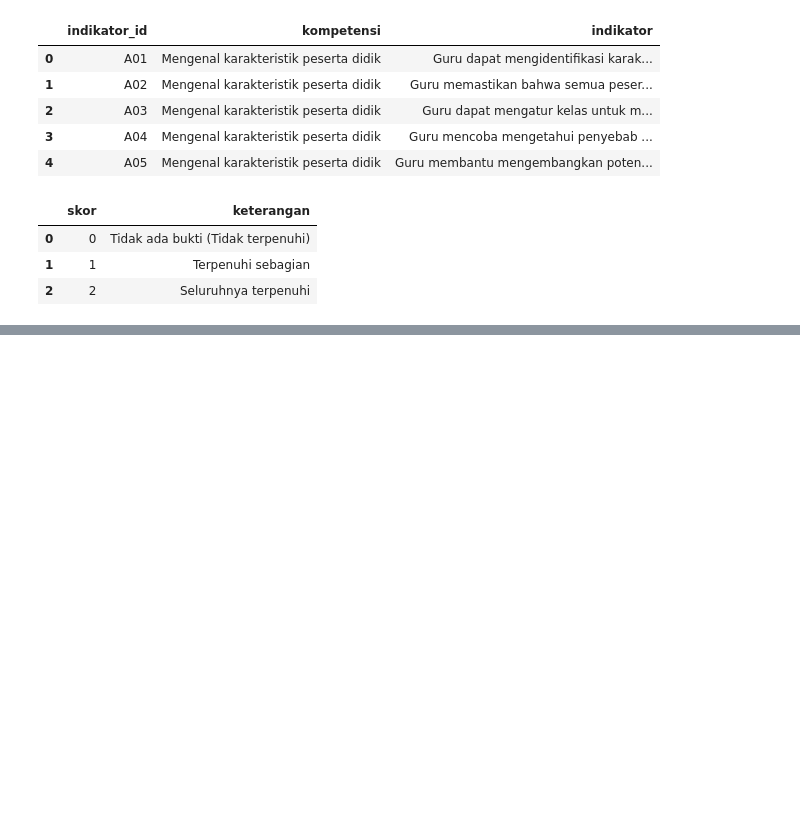
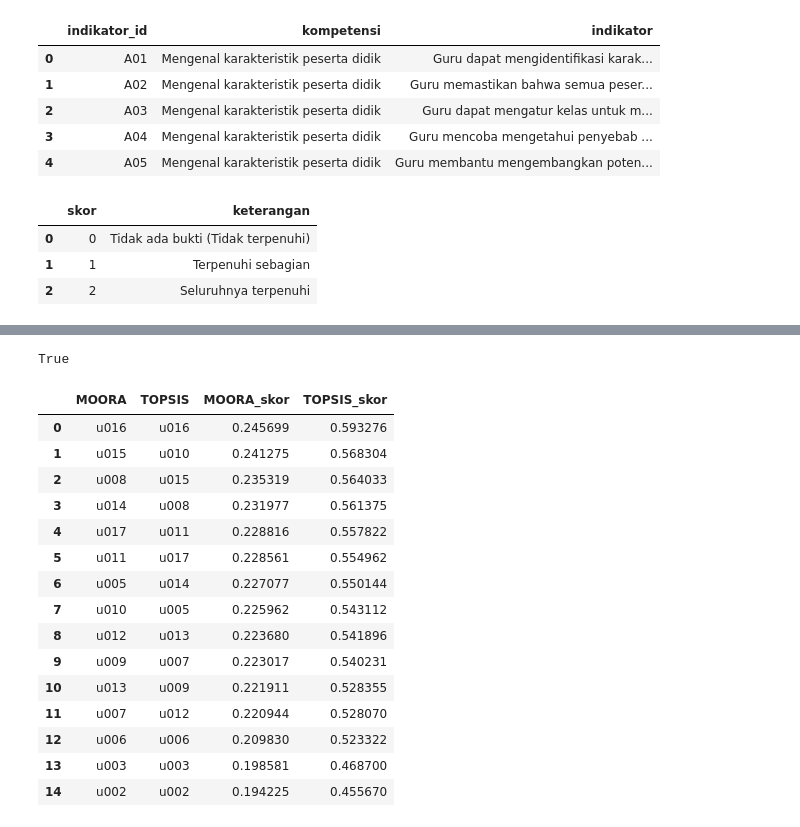
Before and after one commit to landak-tech/2021-094-teacher-kpi, a Jupyter notebook: notebook.ipynb, the cells around one changed output, grey strips where cells are left out. Drawn from its saved outputs; the diff is of its cells as text; code cells hidden in the pictures; blank space fills up the shorter version.

```diff
--- a/notebook.ipynb
+++ b/notebook.ipynb
@@ -152,4 +177 @@ def moora(tahun):
         df.rename(columns={n:kriteria[kriteria['indikator_id'].str[0]==n]['kompetensi'].unique()[0] for n in kriteria['indikator_id'].str[0].unique()})
-# %%
-df,dx = moora(tahun)
-dx
@@ -191,0 +178,26 @@ df
+# %%
+def topsis(tahun):
+    nilai = pd.read_sql_query(
+        f"select * from nilai where tahun = {tahun}",
+        con=con
+    )
+
+    kriteria = pd.read_sql_query(
+        "select * from kriteria",
+        con=con
+    )
+
+    profil = pd.read_sql_query(
+        "select * from profil",
+        con=con
+    )
+
+    df = nilai.iloc[:,:4].copy()
+    for m in  kriteria['indikator_id'].str[0].unique():
+        df[m] = pd.DataFrame(nilai[[n for n in nilai.columns if n.startswith("A")]].sum(axis=1)*100/(len([n for n in nilai.columns if n.startswith("A")])*2), columns=['A']).apply(lambda x: bobot(x.values[0]), axis=1)
+    # return df.iloc[:,:4].join(pd.DataFrame(optimize_value(normalization(df.iloc[:,4:].values)),columns=['skor'])).sort_values(by='skor',ascending=False).set_index('uid').join(profil.set_index('uid')).reset_index(), \
+    return df.iloc[:,:4].join(pd.DataFrame(mcdma.topsis_method(nilai.iloc[:,4:].values,w,c,graph=False),columns=["skor"])).sort_values(by='skor',ascending=False).set_index('uid').join(profil.set_index('uid')).reset_index(), \
+        df.rename(columns={n:kriteria[kriteria['indikator_id'].str[0]==n]['kompetensi'].unique()[0] for n in kriteria['indikator_id'].str[0].unique()})
+# %%
+%%time
+df1,dx1 = moora(tahun)
@@ -191,0 +222,3 @@ df
+# %%
+%%time
+df2,dx2 = topsis(tahun)
@@ -191,0 +266,28 @@ df
+# %%
+"skor" in df1.columns.tolist()
+# %% [output]
+True
+# %%
+compare = pd.DataFrame()
+compare["MOORA"] = df1["uid"]
+compare["TOPSIS"] = df2["uid"]
+compare["MOORA_skor"] = df1["skor"]
+compare["TOPSIS_skor"] = df2["skor"]
+compare
+# %% [output]
+|  | MOORA | TOPSIS | MOORA_skor | TOPSIS_skor |
+| 0 | u016 | u016 | 0.245699 | 0.593276 |
+| 1 | u015 | u010 | 0.241275 | 0.568304 |
+| 2 | u008 | u015 | 0.235319 | 0.564033 |
+| 3 | u014 | u008 | 0.231977 | 0.561375 |
+| 4 | u017 | u011 | 0.228816 | 0.557822 |
+| 5 | u011 | u017 | 0.228561 | 0.554962 |
+| 6 | u005 | u014 | 0.227077 | 0.550144 |
+| 7 | u010 | u005 | 0.225962 | 0.543112 |
+| 8 | u012 | u013 | 0.223680 | 0.541896 |
+| 9 | u009 | u007 | 0.223017 | 0.540231 |
+| 10 | u013 | u009 | 0.221911 | 0.528355 |
+| 11 | u007 | u012 | 0.220944 | 0.528070 |
+| 12 | u006 | u006 | 0.209830 | 0.523322 |
+| 13 | u003 | u003 | 0.198581 | 0.468700 |
+| 14 | u002 | u002 | 0.194225 | 0.455670 |
```
Also changed, not shown: parts of 13 cells of this notebook, 5 other files.
